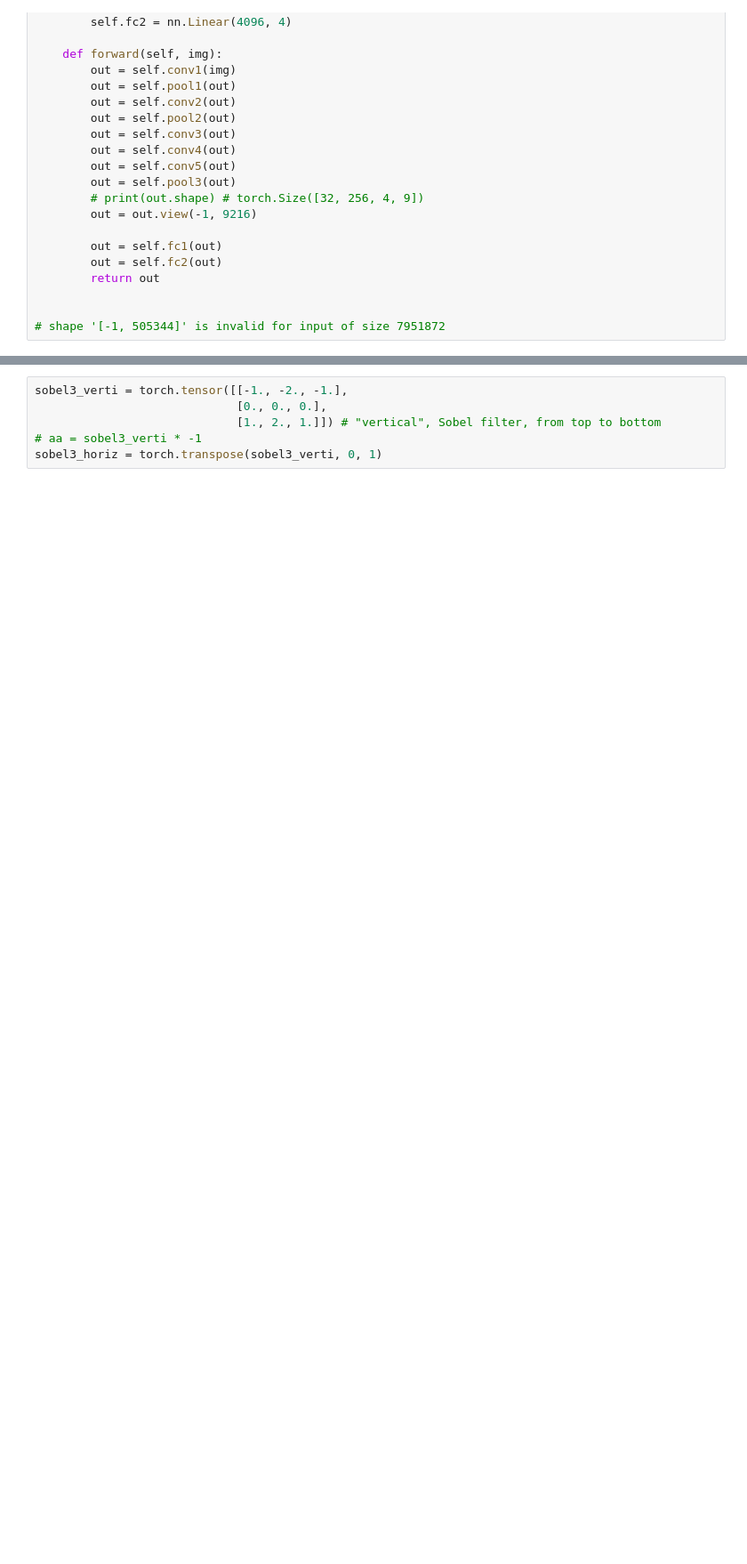
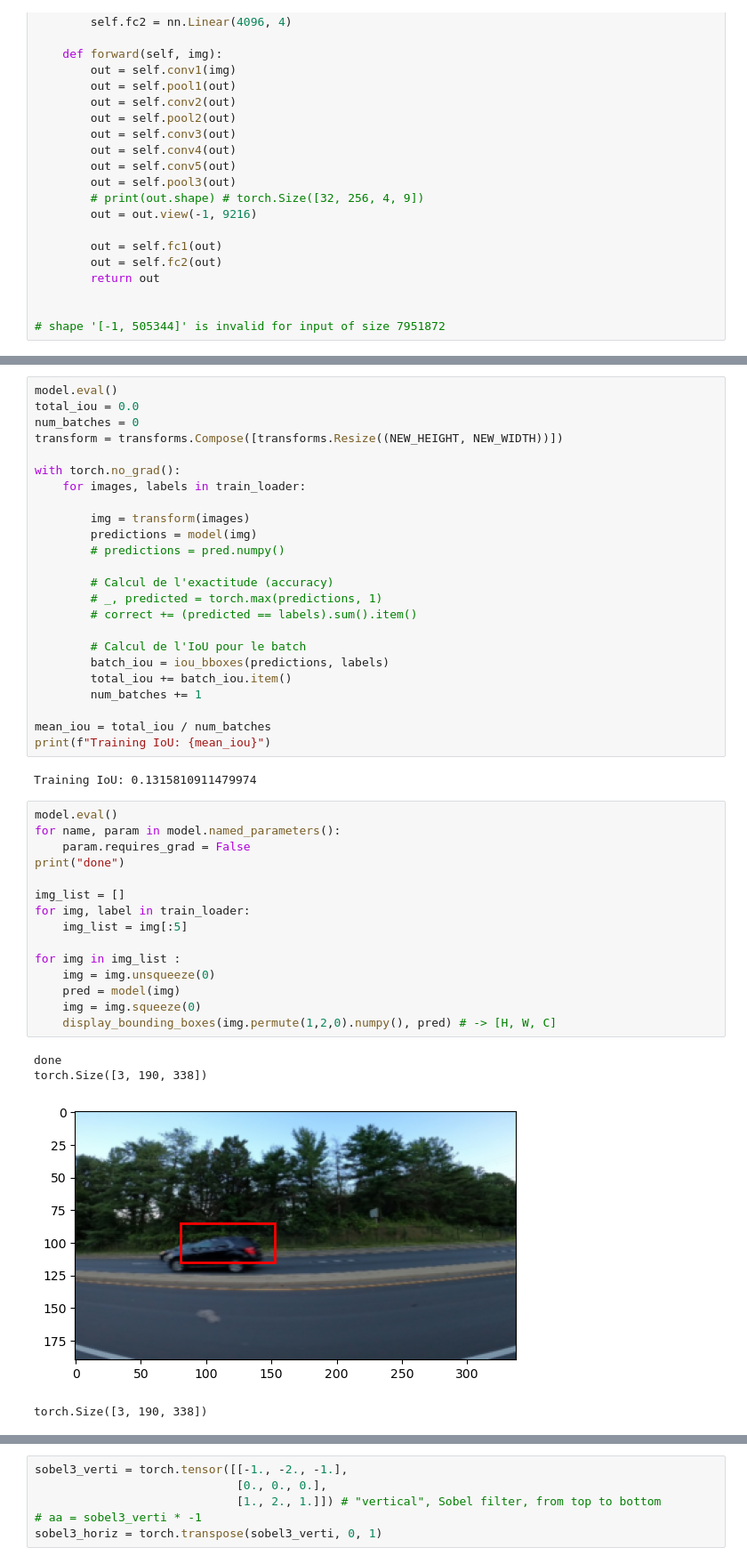
Before and after one commit to PaMilot/Car-detection, a Jupyter notebook: own_model.ipynb, the cells around one changed output, grey strips where cells are left out. Shown at 89% size. Cells and saved outputs as stored; diff of their text form; blank space fills up the shorter version.

```diff
--- a/own_model.ipynb
+++ b/own_model.ipynb
@@ -309,0 +360,46 @@ Mean IoU: 0.05936951444294188
+# %%
+model.eval()
+total_iou = 0.0
+num_batches = 0
+transform = transforms.Compose([transforms.Resize((NEW_HEIGHT, NEW_WIDTH))])
+
+with torch.no_grad():
+    for images, labels in train_loader:
+
+        img = transform(images)
+        predictions = model(img)
+        # predictions = pred.numpy()
+
+        # Calcul de l'exactitude (accuracy)
+        # _, predicted = torch.max(predictions, 1)
+        # correct += (predicted == labels).sum().item()
+
+        # Calcul de l'IoU pour le batch
+        batch_iou = iou_bboxes(predictions, labels)
+        total_iou += batch_iou.item()
+        num_batches += 1
+
+mean_iou = total_iou / num_batches
+print(f"Training IoU: {mean_iou}")
+# %% [output]
+Training IoU: 0.1315810911479974
+# %%
+model.eval()
+for name, param in model.named_parameters():
+    param.requires_grad = False
+print("done")
+
+img_list = []
+for img, label in train_loader:
+    img_list = img[:5]
+
+for img in img_list :
+    img = img.unsqueeze(0)
+    pred = model(img)
+    img = img.squeeze(0)
+    display_bounding_boxes(img.permute(1,2,0).numpy(), pred) # -> [H, W, C]
+# %% [output]
+done
+torch.Size([3, 190, 338])
+[figure, added]
+torch.Size([3, 190, 338])
```
Also changed, not shown: parts of 15 cells of this notebook.
